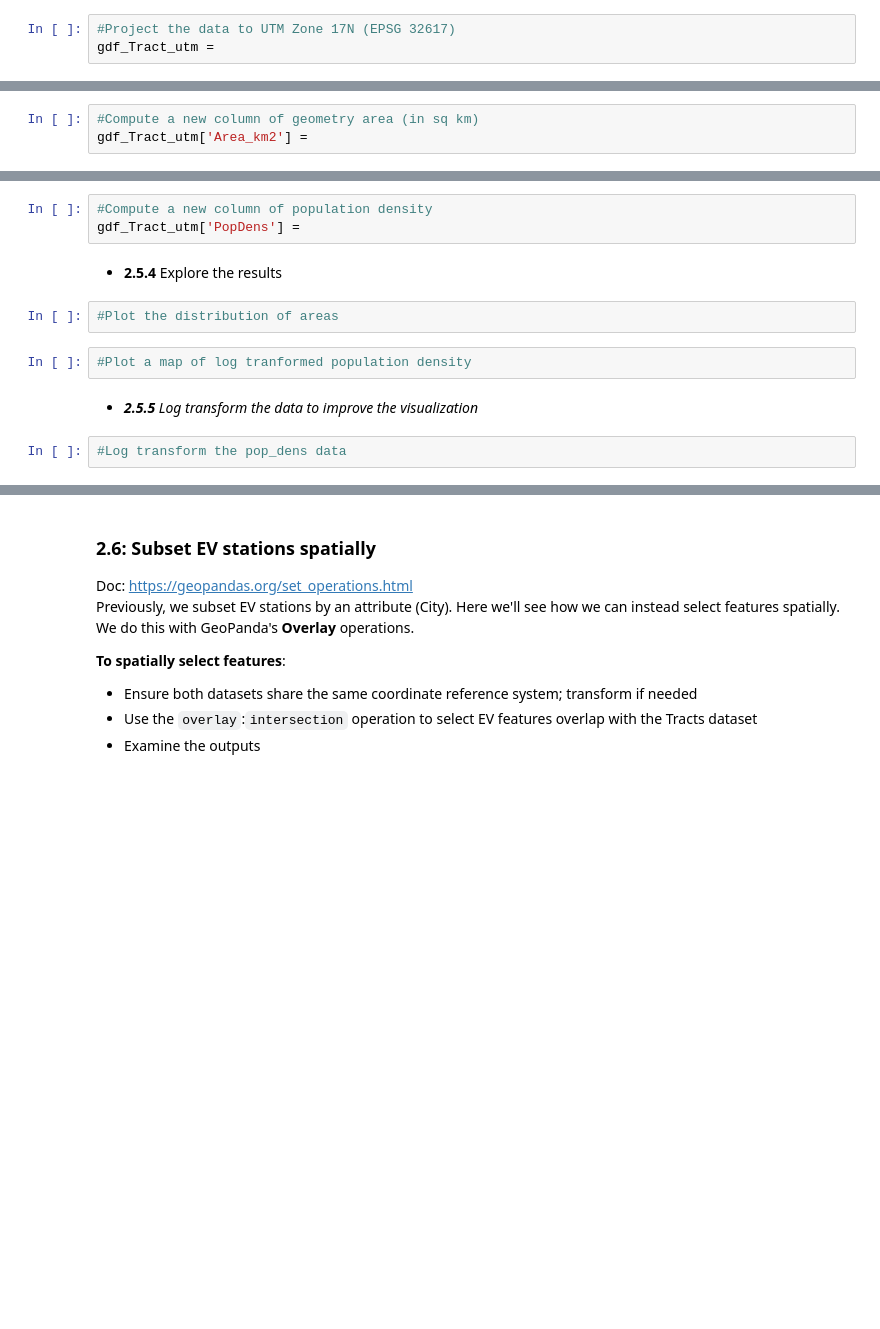
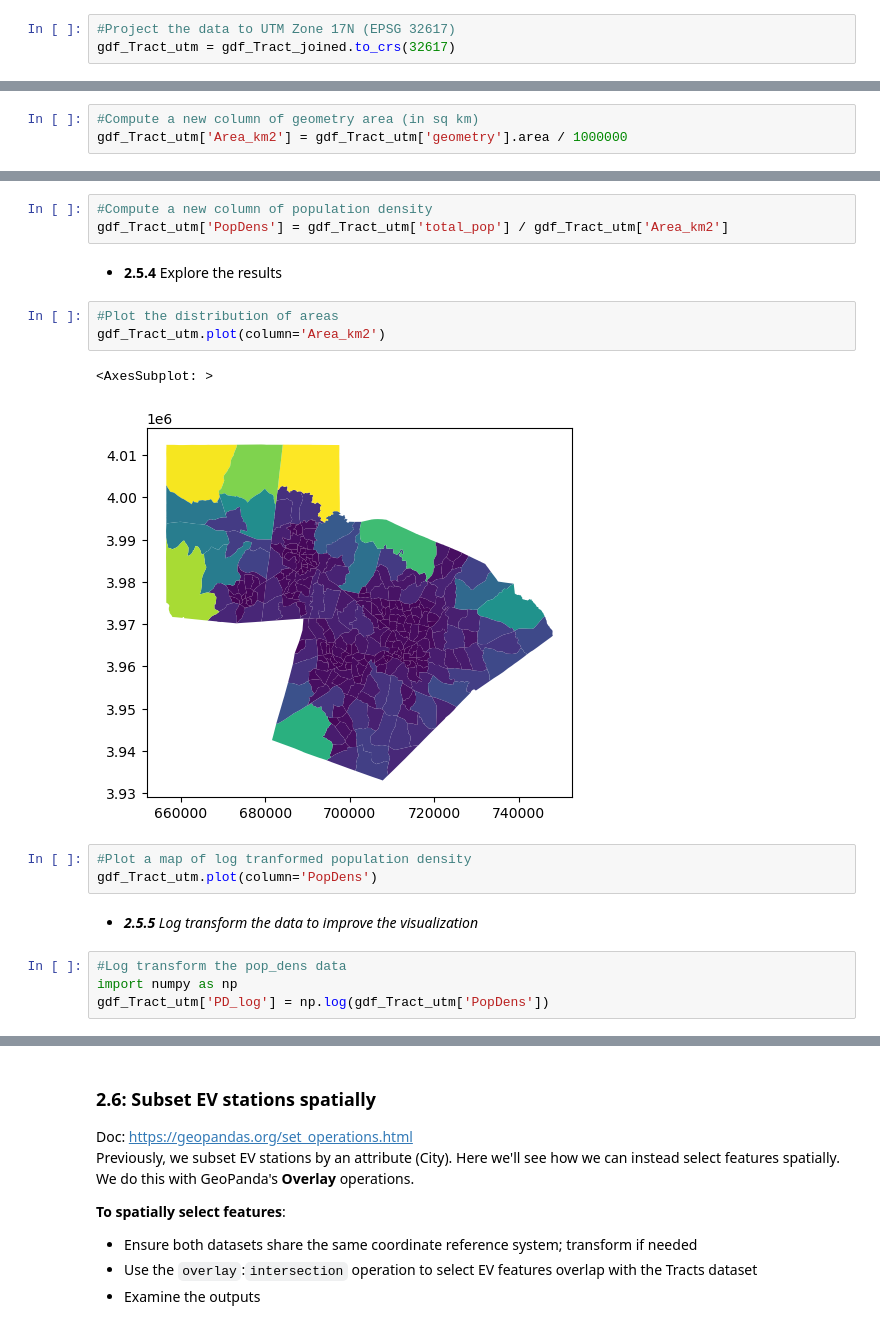
Before and after one commit to kelseybhusted/SpatialDataFrames, a Jupyter notebook: lessons/2a-Spatial-analysis-with-GeoPandas.ipynb, the cells around one changed output, grey strips where cells are left out. Cells and saved outputs as stored; diff of their text form; blank space fills up the shorter version.

```diff
--- a/lessons/2a-Spatial-analysis-with-GeoPandas.ipynb
+++ b/lessons/2a-Spatial-analysis-with-GeoPandas.ipynb
@@ -610,26 +610,33 @@ Our combined dataframes have a field indicating the total population in each blo
 * **2.5.1** Transform the dataframe to a projected coordinate system (UTM Zone 17N)
 # %%
 #Project the data to UTM Zone 17N (EPSG 32617)
-gdf_Tract_utm =
+gdf_Tract_utm = gdf_Tract_joined.to_crs(32617)
 # %% [markdown]
 * **2.5.2** Compute a new `Area_km2` column in our dataframe
 # %%
 #Compute a new column of geometry area (in sq km)
-gdf_Tract_utm['Area_km2'] =
+gdf_Tract_utm['Area_km2'] = gdf_Tract_utm['geometry'].area / 1000000
 # %% [markdown]
 * **2.5.3** Compute a new `PopDens` column in our dataframe by dividing `TOTAL_POP` by `Area_km`
 # %%
 #Compute a new column of population density
-gdf_Tract_utm['PopDens'] =
+gdf_Tract_utm['PopDens'] = gdf_Tract_utm['total_pop'] / gdf_Tract_utm['Area_km2']
 # %% [markdown]
 * **2.5.4** Explore the results
 # %%
 #Plot the distribution of areas
+gdf_Tract_utm.plot(column='Area_km2')
+# %% [output]
+<AxesSubplot: >
+[figure, added]
 # %%
 #Plot a map of log tranformed population density
+gdf_Tract_utm.plot(column='PopDens')
 # %% [markdown]
 * _**2.5.5** Log transform the data to improve the visualization_
 # %%
 #Log transform the pop_dens data
+import numpy as np
+gdf_Tract_utm['PD_log'] = np.log(gdf_Tract_utm['PopDens'])
 # %%
 #Plot the log-transformed distribution of areas
```
Also changed, not shown: parts of 9 cells of this notebook.
